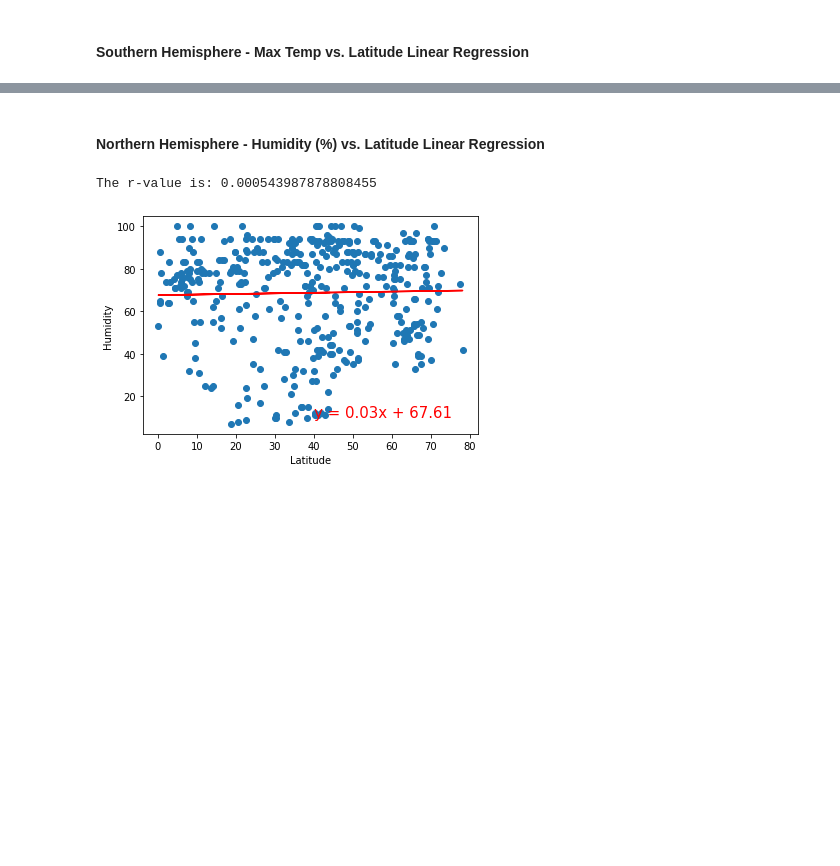
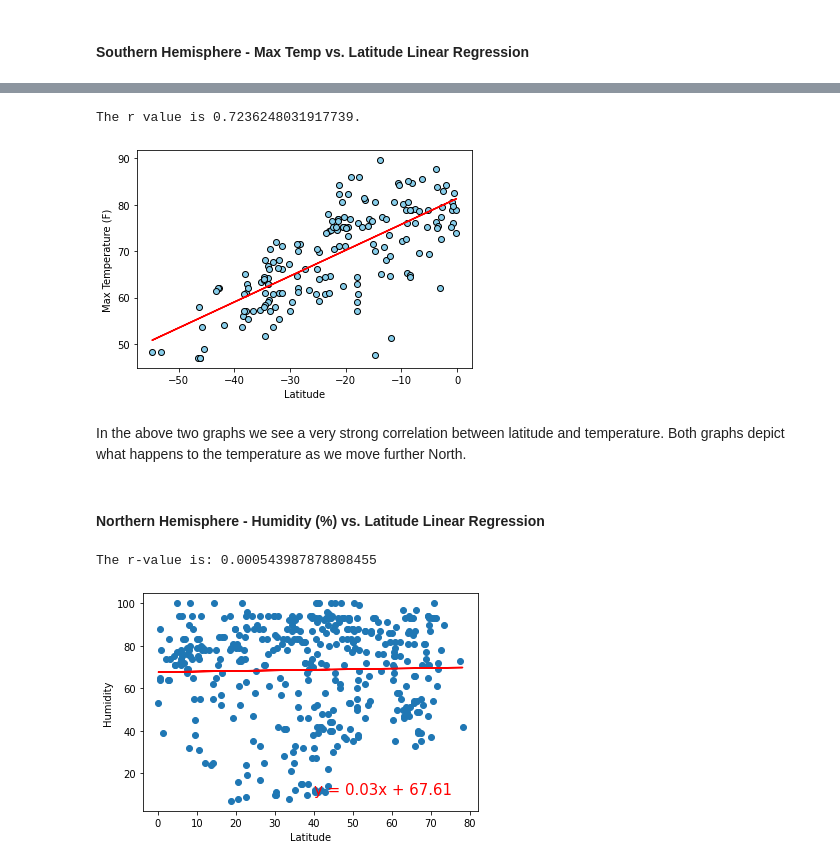
Before and after one commit to danijmartin/python-api-challenge, a Jupyter notebook: WeatherPy/WeatherPy.ipynb, the cells around one changed output, grey strips where cells are left out. Drawn from its saved outputs; the diff is of its cells as text; code cells hidden in the pictures; blank space fills up the shorter version.

```diff
--- a/WeatherPy/WeatherPy.ipynb
+++ b/WeatherPy/WeatherPy.ipynb
@@ -236,3 +243,20 @@ The r-value is: 0.6082708688906918
+# %%
+(slope, intercept, rvalue, pvalue, stderr) = linregress(southern_hemisphere.Latitude, southern_hemisphere['Max-Temp'])
+regress_values = southern_hemisphere.Latitude * slope + intercept
+line_eq = (f'y= {str(round(slope,2))}x + {str(round(intercept,2))}')
+
+print(f'The r value is {rvalue}.')
+plt.xlabel('Latitude')
+plt.ylabel('Max Temperature (F)')
+plt.scatter(southern_hemisphere.Latitude, southern_hemisphere['Max-Temp'], color='skyblue', edgecolor='black')
+plt.plot(southern_hemisphere.Latitude,regress_values, color='r')
+plt.annotate(line_eq, (5,20), fontsize=16, color='r')
+plt.show()
+# %% [output]
+The r value is 0.7236248031917739.
+[figure, added]
+# %% [markdown]
+In the above two graphs we see a very strong correlation between latitude and temperature. Both graphs depict what happens to the temperature as we move further North.
 # %% [markdown]
 ####  Northern Hemisphere - Humidity (%) vs. Latitude Linear Regression
 # %%
```
Also changed, not shown: parts of 3 cells of this notebook.
